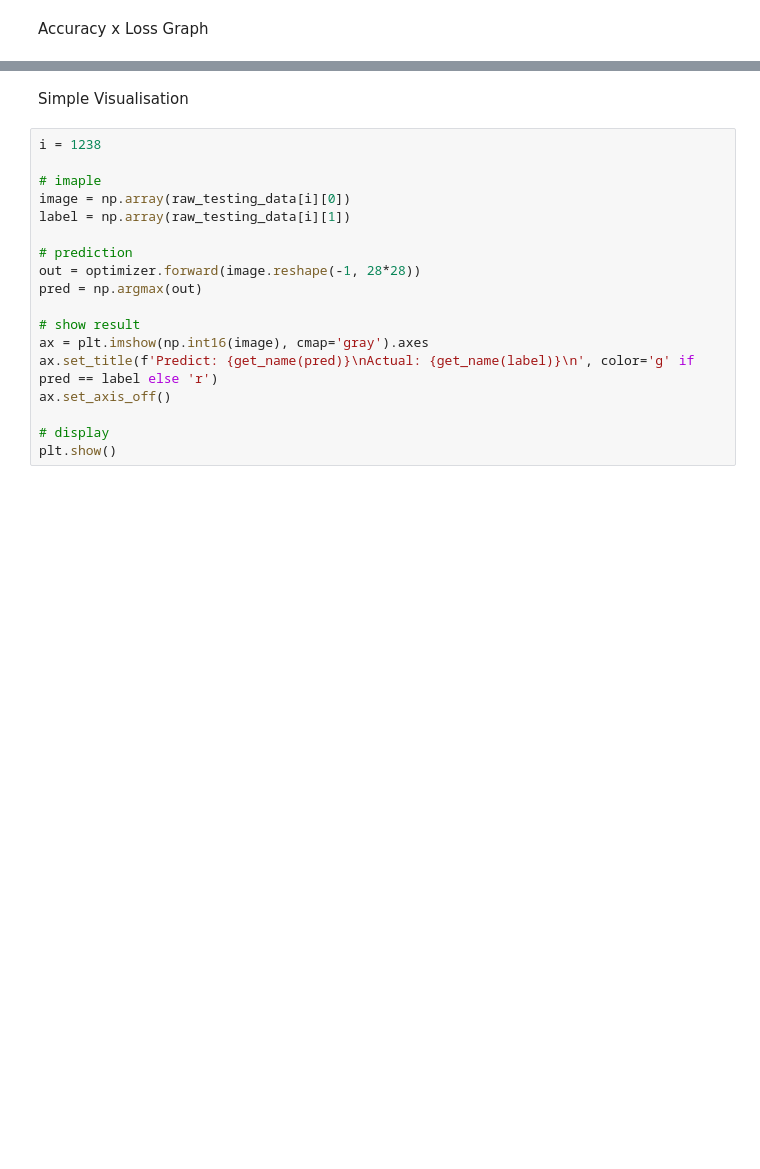
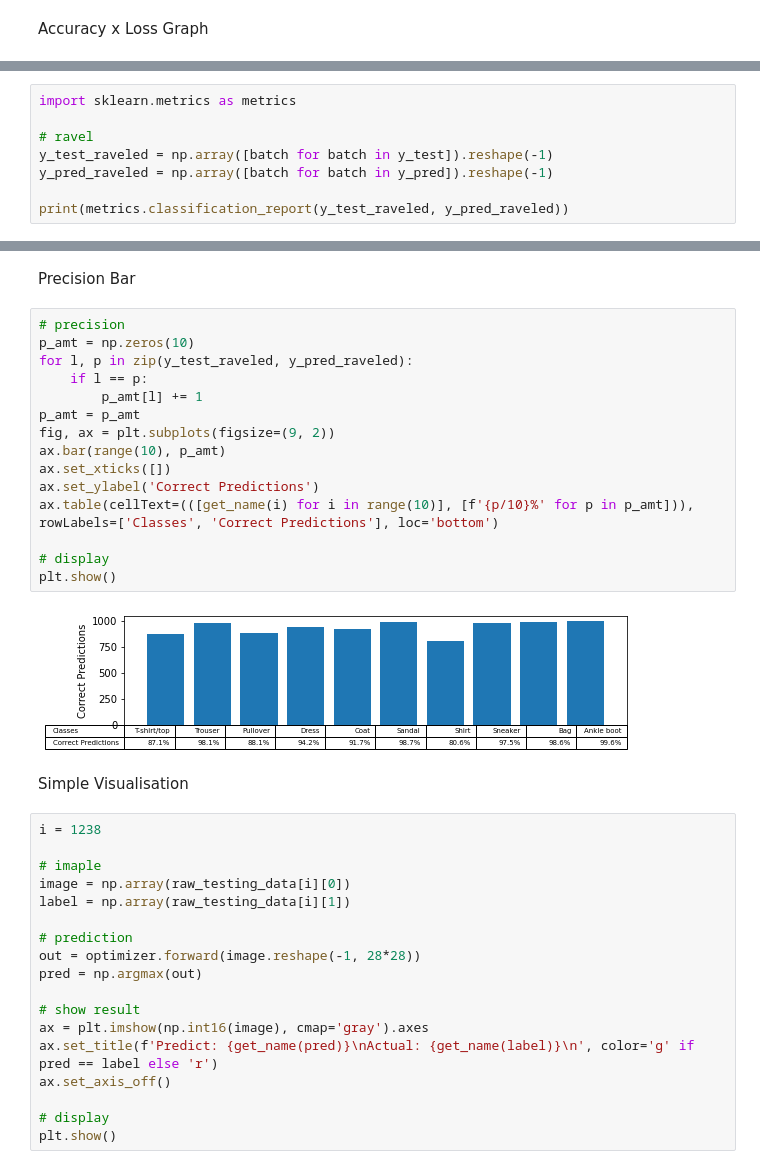
Before and after one commit to safatdev/AI-Module, a Jupyter notebook: Task3.ipynb, the cells around one changed output, grey strips where cells are left out. Cells and saved outputs as stored; diff of their text form; blank space fills up the shorter version.

```diff
--- a/Task3.ipynb
+++ b/Task3.ipynb
@@ -298,0 +316,8 @@ plt.show()
+# %%
+import sklearn.metrics as metrics
+
+# ravel
+y_test_raveled = np.array([batch for batch in y_test]).reshape(-1)
+y_pred_raveled = np.array([batch for batch in y_pred]).reshape(-1)
+
+print(metrics.classification_report(y_test_raveled, y_pred_raveled))
@@ -299,3 +341,22 @@ plt.show()
+# %% [markdown]
+Precision Bar
+# %%
+# precision
+p_amt = np.zeros(10)
+for l, p in zip(y_test_raveled, y_pred_raveled):
+    if l == p:
+        p_amt[l] += 1
+p_amt = p_amt
+fig, ax = plt.subplots(figsize=(9, 2))
+ax.bar(range(10), p_amt)
+ax.set_xticks([])
+ax.set_ylabel('Correct Predictions')
+ax.table(cellText=(([get_name(i) for i in range(10)], [f'{p/10}%' for p in p_amt])), rowLabels=['Classes', 'Correct Predictions'], loc='bottom')
+
+# display
+plt.show()
+# %% [output]
+[figure, added]
 # %% [markdown]
 Simple Visualisation
 # %%
```
Also changed, not shown: parts of 19 cells of this notebook.
